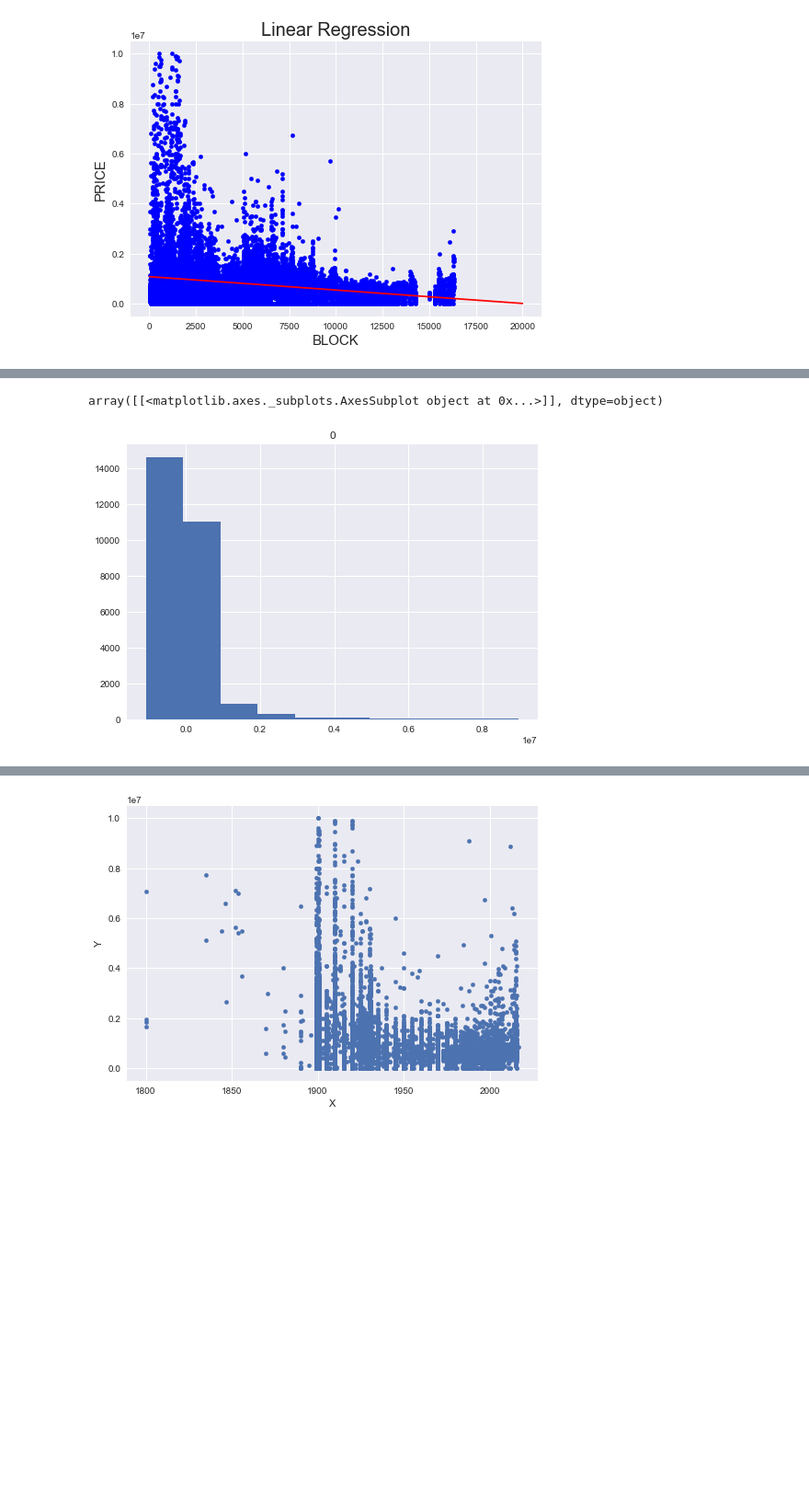
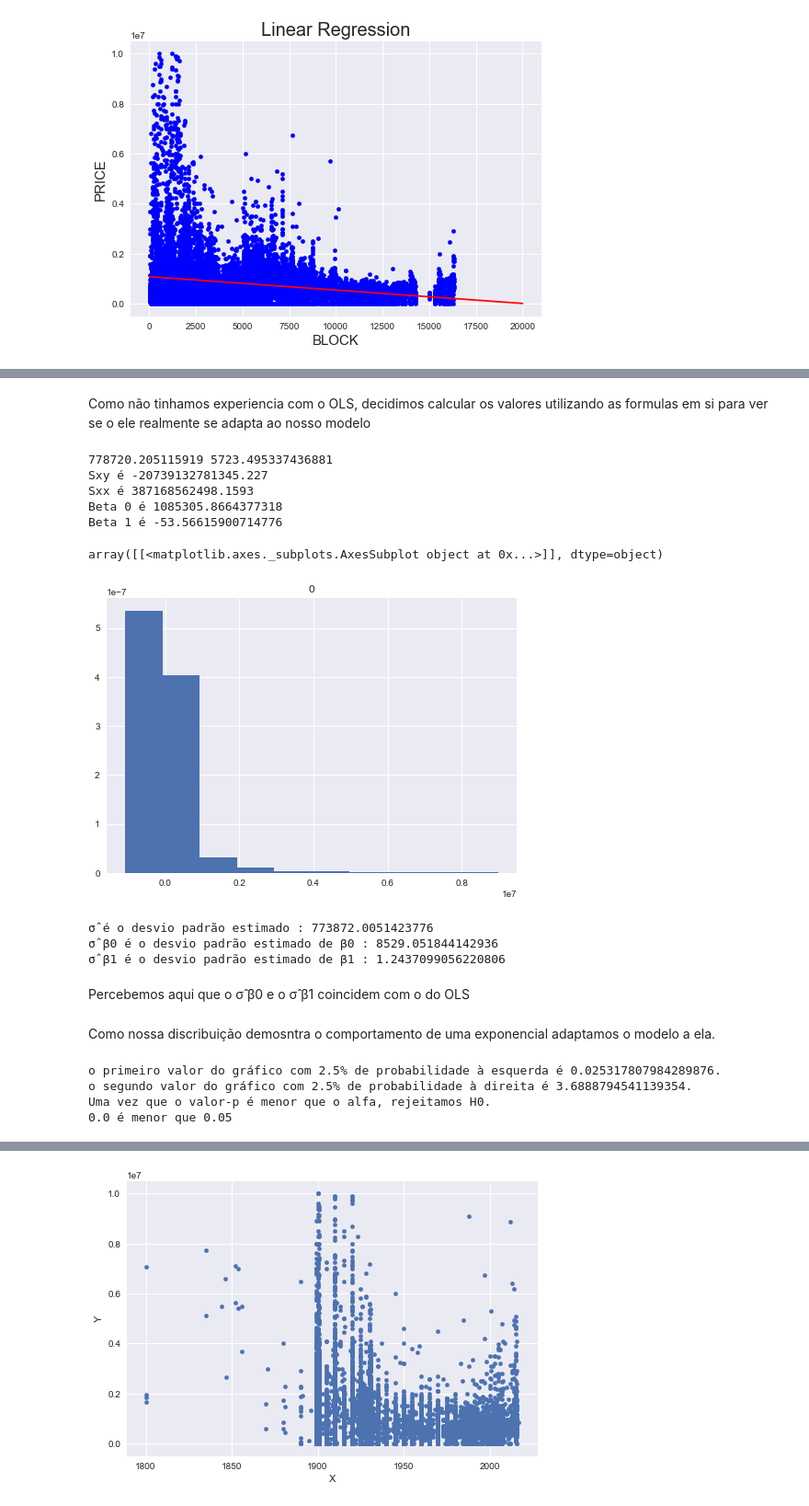
Before and after one commit to AntonioAndraues/Pj3_Ciencia_dos_Dados, a Jupyter notebook: Projeto+3+ (1).ipynb, the cells around one changed output, grey strips where cells are left out. Shown: that part at 92% size. Saved outputs shown, nothing was run; the diff lists cells and outputs as text; code cells hidden in the pictures; blank space fills up the shorter version.

Commit message:
Análise utilizando fórmulas

```diff
--- a/Projeto+3+ (1).ipynb
+++ b/Projeto+3+ (1).ipynb
@@ -190,13 +180,71 @@ OLS Regression Results
 | Prob(Omnibus): | 0.000 | Jarque-Bera (JB): | 1387592.028 |
 | Skew: | 4.644 | Prob(JB): | 0.00 |
 | Kurtosis: | 36.781 | Cond. No. | 1.24e+04 |
+# %% [markdown]
+Como não tinhamos experiencia com o OLS, decidimos calcular os valores utilizando as formulas em si para ver se o ele realmente se adapta ao nosso modelo
+# %%
+my = df4['PRICE'].mean()
+mx = df4['BLOCK'].mean()
+Sxy = 0
+Sxx = 0
+SSr =0
+for i in range(len(df)):
+    Sxy += (df4['BLOCK'][i] - mx)*(df4['PRICE'][i] - my)
+    Sxx += (df4['BLOCK'][i] - mx)**2
+    SSr +=  (df4['PRICE'][i] - my)**2
+B1 = Sxy/Sxx
+
+Bo = my - B1*mx
+print(my,mx)
+print('Sxy é {}'.format(Sxy))
+print('Sxx é {}'.format(Sxx))
+print('Beta 0 é {}'.format(Bo))
+print('Beta 1 é {}'.format(B1))
+# %% [output]
+778720.205115919 5723.495337436881
+Sxy é -20739132781345.227
+Sxx é 387168562498.1593
+Beta 0 é 1085305.8664377318
+Beta 1 é -53.56615900714776
 # %%
 e=[]
 for i in range (len(df4['PRICE'])):
     r=df4['PRICE'][i]-(1.085e+06+-53.5662*df4['BLOCK'][i])
     e.append(r)
 e=pd.DataFrame(e)
-e.hist()
+e.hist(normed = True)
 # %% [output]
 array([[<matplotlib.axes._subplots.AxesSubplot object at 0x...>]], dtype=object)
-[figure, old version]
+[figure, new version]
+# %%
+SSe = 0
+n = len(df4)
+for i in range(len(df4)):
+    SSe += (df4['PRICE'][i] - (Bo + B1*df4['BLOCK'][i]))**2
+
+dpestimado = (SSe/(n-2))**0.5
+print('σ̂ é o desvio padrão estimado : {}'.format(dpestimado))
+dpestimadoBo = dpestimado*(1/n + (mx)**2/Sxx)**0.5
+dpestimadoB1 = dpestimado/(Sxx)**0.5
+print('σ̂ β0 é o desvio padrão estimado de β0 : {}'.format(dpestimadoBo))
+print('σ̂ β1 é o desvio padrão estimado de β1 : {}'.format(dpestimadoB1))
+# %% [output]
+σ̂ é o desvio padrão estimado : 773872.0051423776
+σ̂ β0 é o desvio padrão estimado de β0 : 8529.051844142936
+σ̂ β1 é o desvio padrão estimado de β1 : 1.2437099056220806
+# %% [markdown]
+Percebemos aqui que o σ̂ β0 e o σ̂ β1 coincidem com o do OLS
+# %% [markdown]
+Como nossa discribuição demosntra o comportamento de uma exponencial adaptamos o modelo a ela.
+# %%
+alfa = 0.05
+print('o primeiro valor do gráfico com 2.5% de probabilidade à esquerda é {}.'.format(expon.ppf(0.025)))
+print('o segundo valor do gráfico com 2.5% de probabilidade à direita é {}.'.format(expon.ppf(1-0.025)))
+valorp = (expon.cdf(B1, loc=0,scale=my))*2
+print('Uma vez que o valor-p é menor que o alfa, rejeitamos H0.')
+print("{0} é menor que {1}".format(valorp,alfa))
+# %% [output]
+o primeiro valor do gráfico com 2.5% de probabilidade à esquerda é 0.025317807984289876.
+o segundo valor do gráfico com 2.5% de probabilidade à direita é 3.6888794541139354.
+Uma vez que o valor-p é menor que o alfa, rejeitamos H0.
+0.0 é menor que 0.05
```
Also changed, not shown: parts of 10 cells of this notebook.
